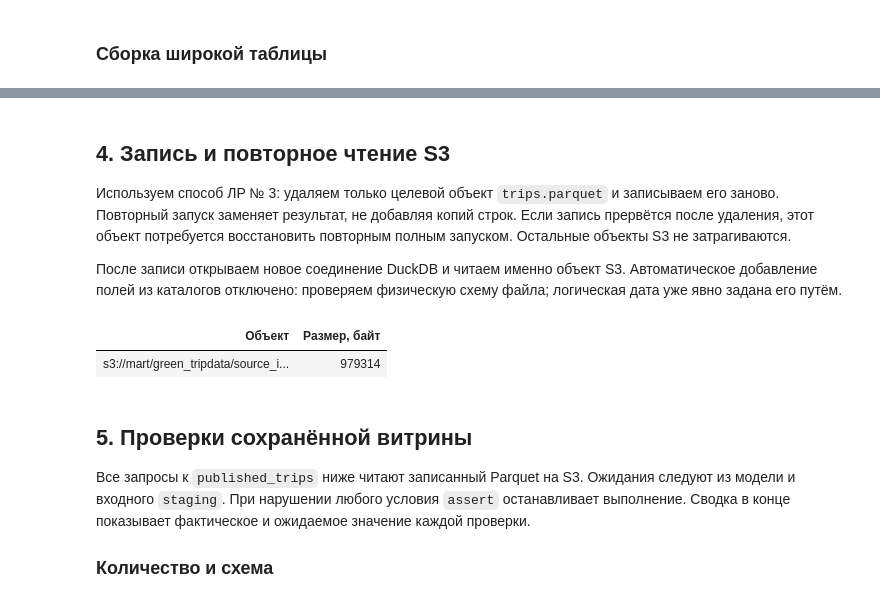
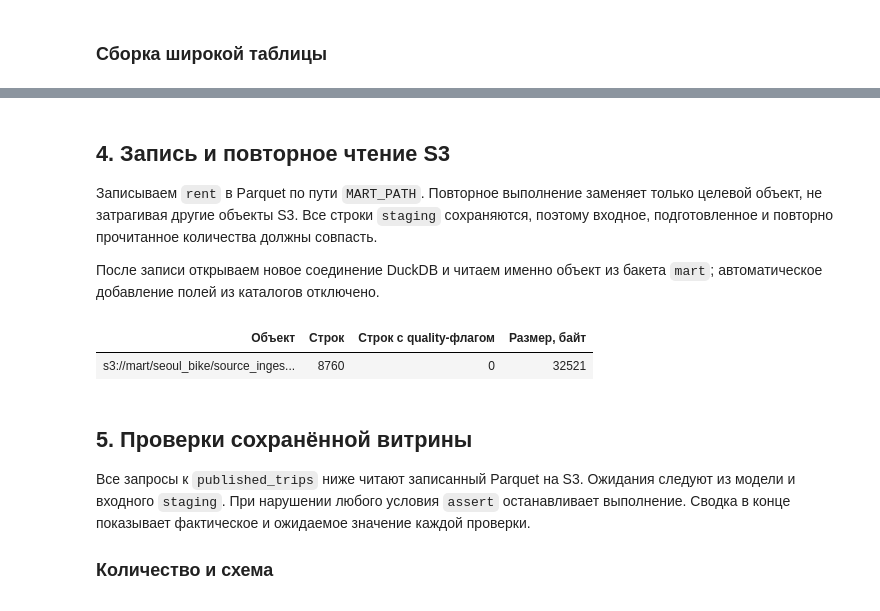
Before and after one commit to Sukulent-Studio/ITAD, a Jupyter notebook: notebooks/build_mart.ipynb, the cells around one changed output, grey strips where cells are left out. Cells and saved outputs as stored; diff of their text form; code cells hidden in the pictures.

```diff
--- a/notebooks/build_mart.ipynb
+++ b/notebooks/build_mart.ipynb
@@ -272,34 +278,43 @@ show_table(
 # %% [markdown]
 ## 4. Запись и повторное чтение S3
 
-Используем способ ЛР № 3: удаляем только целевой объект `trips.parquet` и записываем
-его заново. Повторный запуск заменяет результат, не добавляя копий строк.
-Если запись прервётся после удаления, этот объект потребуется восстановить
-повторным полным запуском. Остальные объекты S3 не затрагиваются.
+Записываем `rent` в Parquet по пути `MART_PATH`. Повторное выполнение заменяет
+только целевой объект, не затрагивая другие объекты S3. Все строки `staging`
+сохраняются, поэтому входное, подготовленное и повторно прочитанное количества
+должны совпасть.
 
-После записи открываем новое соединение DuckDB и читаем именно объект S3.
-Автоматическое добавление полей из каталогов отключено: проверяем физическую
-схему файла; логическая дата уже явно задана его путём.
+После записи открываем новое соединение DuckDB и читаем именно объект из бакета
+`mart`; автоматическое добавление полей из каталогов отключено.
 # %%
-assert MART_PATH == f"s3://mart/{PREFIX}/trips.parquet"
-assert MART_KEY == f"{PREFIX}/trips.parquet"
+assert MART_PATH == f"s3://mart/{PREFIX}/rent.parquet"
+assert MART_KEY == f"{PREFIX}/rent.parquet"
 client.head_bucket(Bucket="mart")
 client.delete_object(Bucket="mart", Key=MART_KEY)
 connection.execute(f"""
-    COPY trips TO {literal(MART_PATH)} (FORMAT PARQUET, COMPRESSION ZSTD)
+    COPY rent TO {literal(MART_PATH)} (FORMAT PARQUET, COMPRESSION ZSTD)
 """)
 
 published = duckdb.connect()
 configure_s3(published)
 published.execute(f"""
-    CREATE OR REPLACE TEMP VIEW published_trips AS
+    CREATE OR REPLACE TEMP VIEW published_rent AS
     SELECT * FROM read_parquet({literal(MART_PATH)}, hive_partitioning = false)
 """)
+mart_rows = published.execute("SELECT count(*) FROM published_rent").fetchone()[0]
+mart_flagged_rows = published.execute("""
+    SELECT count(*) FROM published_rent WHERE functioning_day_violation
+""").fetchone()[0]
+check("Количество строк после чтения из S3", mart_rows, staging_rows)
+check("Флаги качества после чтения из S3", mart_flagged_rows, source_flagged_rows)
+
 output_head = client.head_object(Bucket="mart", Key=MART_KEY)
-show_table(["Объект", "Размер, байт"], [(MART_PATH, output_head["ContentLength"])])
+show_table(
+    ["Объект", "Строк", "Строк с quality-флагом", "Размер, байт"],
+    [(MART_PATH, mart_rows, mart_flagged_rows, output_head["ContentLength"])],
+)
 # %% [output]
-| Объект | Размер, байт |
-| s3://mart/green_tripdata/source_i... | 979314 |
+| Объект | Строк | Строк с quality-флагом | Размер, байт |
+| s3://mart/seoul_bike/source_inges... | 8760 | 0 | 32521 |
 # %% [markdown]
 <a id="checks"></a>
 ## 5. Проверки сохранённой витрины
```
Also changed, not shown: parts of 2 cells of this notebook.
